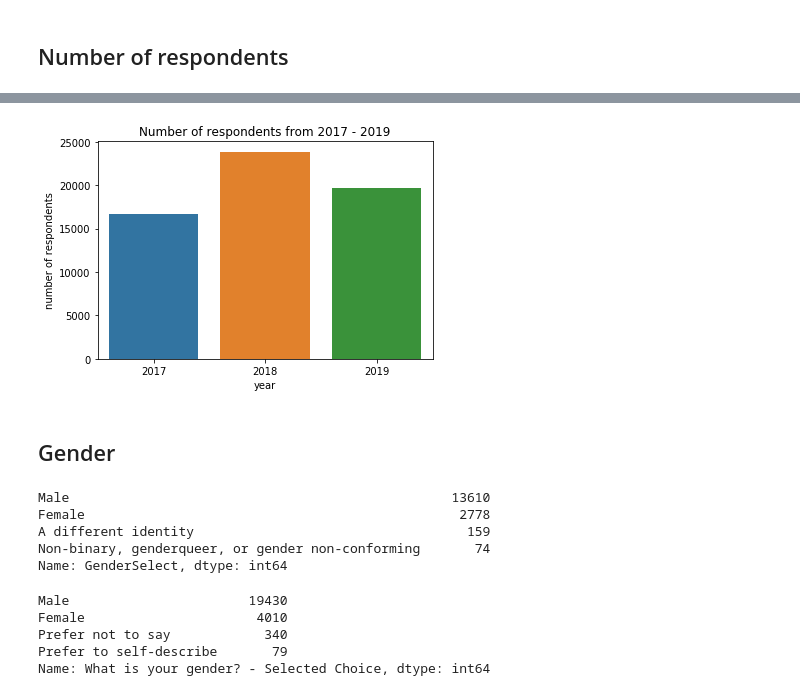
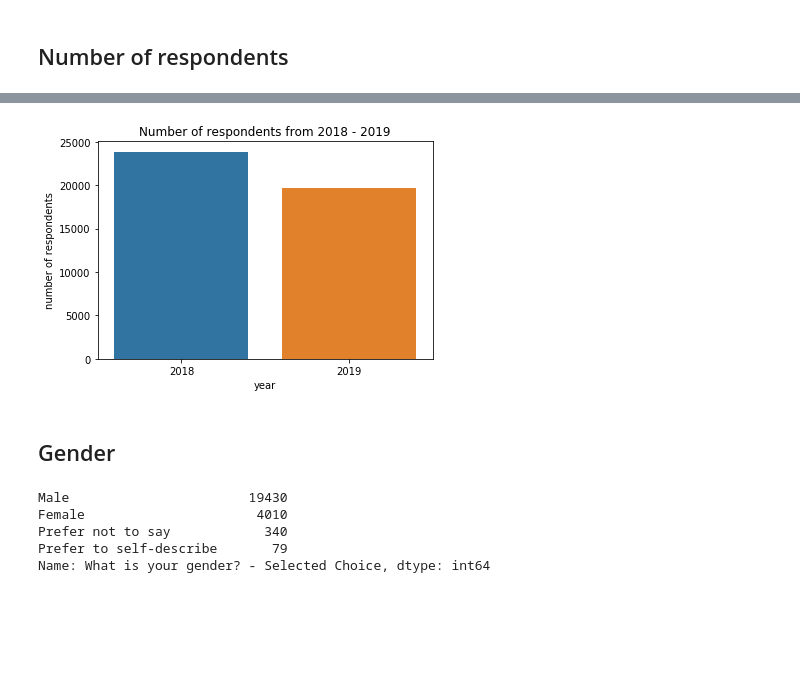
Before and after one commit to dgander000/DSND-Project-1, a Jupyter notebook: DSND-Project-1.ipynb, the cells around one changed output, grey strips where cells are left out. Cells and saved outputs as stored; diff of their text form; code cells hidden in the pictures; blank space fills up the shorter version.

Commit message:
Removed 2017 data.

```diff
--- a/DSND-Project-1.ipynb
+++ b/DSND-Project-1.ipynb
@@ -178,6 +168,6 @@ df_mc_2019['In which country do you currently reside?'] = df_mc_2019['In which c
 # %%
-df_mc_2018['For how many years have you used machine learning methods (at work or in school)?'] = df_mc_2018['For how many years have you used machine learning methods (at work or in school)?'].str.replace('I have never studied machine learning but plan to learn in the future', 'Never but plan to', regex=False)
-df_mc_2018['For how many years have you used machine learning methods (at work or in school)?'] = df_mc_2018['For how many years have you used machine learning methods (at work or in school)?'].str.replace('I have never studied machine learning and I do not plan to', 'Never do not plan to', regex=False)
+df_2018['For how many years have you used machine learning methods (at work or in school)?'] = df_2018['For how many years have you used machine learning methods (at work or in school)?'].str.replace('I have never studied machine learning but plan to learn in the future', 'Never but plan to', regex=False)
+df_2018['For how many years have you used machine learning methods (at work or in school)?'] = df_2018['For how many years have you used machine learning methods (at work or in school)?'].str.replace('I have never studied machine learning and I do not plan to', 'Never do not plan to', regex=False)
 # %%
-df_mc_2018['What is your current yearly compensation (approximate $USD)?'] = df_mc_2018['What is your current yearly compensation (approximate $USD)?'].str.replace('I do not wish to disclose my approximate yearly compensation', 'Did not disclose', regex=False)
+df_2018['What is your current yearly compensation (approximate $USD)?'] = df_2018['What is your current yearly compensation (approximate $USD)?'].str.replace('I do not wish to disclose my approximate yearly compensation', 'Did not disclose', regex=False)
 # %%
@@ -209,3 +199,3 @@ df_mc_2018.loc[(df_mc_2018['CompensationRange'] == '500,000+'),'CompensationRang
 # %%
-df_mc_2018['CompensationRange'] = df_mc_2018['CompensationRange'].replace('Did not disclose', np.nan)
+df_2018['CompensationRange'] = df_2018['CompensationRange'].replace('Did not disclose', np.nan)
 # %%
@@ -268,8 +258,8 @@ plt.show()
 # %% [markdown]
 ## Number of respondents
 # %%
-data = {'year':['2017','2018','2019'],
-        'number of respondents':[len(df_mc_2017), len(df_mc_2018), len(df_mc_2019)]}
+data = {'year':['2018','2019'],
+        'number of respondents':[len(df_2018), len(df_2019)]}
 
 df_respondents = pd.DataFrame(data=data)
 # %%
@@ -282,9 +271,9 @@ df_respondents.head()
 # %%
 sns.barplot(x='year', y='number of respondents', ci=None, data=df_respondents)
-plt.title('Number of respondents from 2017 - 2019')
+plt.title('Number of respondents from 2018 - 2019')
 plt.show()
 # %% [output]
-[figure, old version]
+[figure, new version]
 # %% [markdown]
 ## Gender
 # %%
@@ -294,11 +282,3 @@ gender_2019 = df_mc_2019['What is your gender? - Selected Choice'].value_counts(
-# %%
-gender_2017.head()
-# %% [output]
-Male                                                 13610
-Female                                                2778
-A different identity                                   159
-Non-binary, genderqueer, or gender non-conforming       74
-Name: GenderSelect, dtype: int64
 # %%
 gender_2018.head()
 # %% [output]
```
Also changed, not shown: parts of 26 cells of this notebook.
